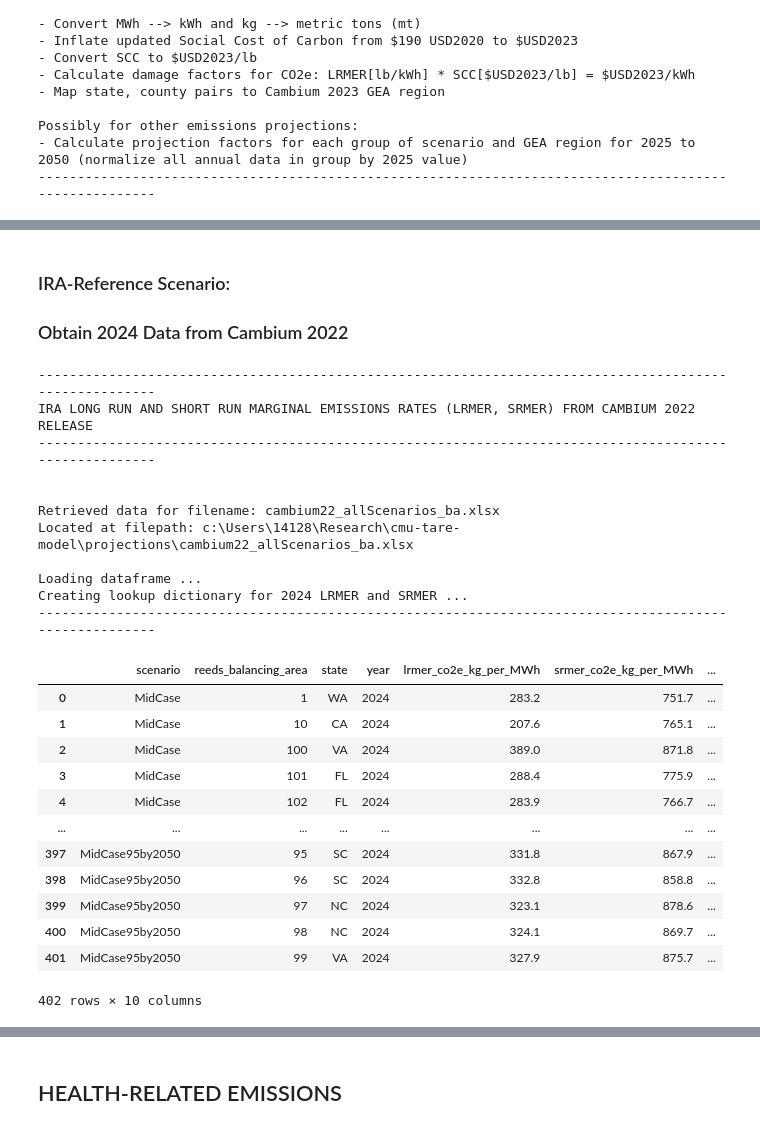
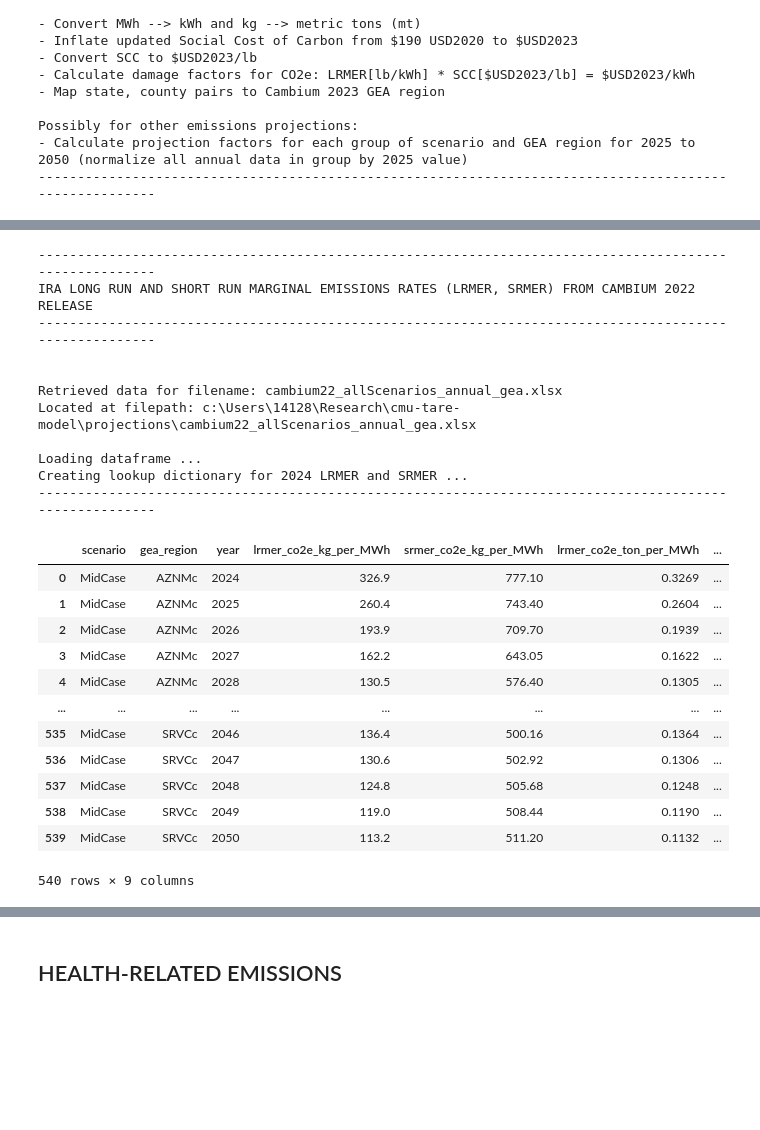
Before and after one commit to jordan-joseph126/cmu-tare-model, a Jupyter notebook: tare_baseline_cambium_v1.5.ipynb, the cells around one changed output, grey strips where cells are left out. Saved outputs shown, nothing was run; the diff lists cells and outputs as text; code cells hidden in the pictures; blank space fills up the shorter version.

Commit message:
health projection factors, cleaned up legacy code

```diff
--- a/tare_baseline_cambium_v1.5.ipynb
+++ b/tare_baseline_cambium_v1.5.ipynb
@@ -768,6 +719,3 @@ emis_preIRA_cambium21_lookup
-# %% [markdown]
-### IRA-Reference Scenario:
-### Obtain 2024 Data from Cambium 2022
 # %%
 import os
 import pandas as pd
@@ -775,61 +723,53 @@ import pandas as pd
 print("""
 -------------------------------------------------------------------------------------------------------
 IRA LONG RUN AND SHORT RUN MARGINAL EMISSIONS RATES (LRMER, SRMER) FROM CAMBIUM 2022 RELEASE
 -------------------------------------------------------------------------------------------------------
 """)
 
 # CAMBIUM 2022 FOR IRA SCENARIO
-filename = 'cambium22_allScenarios_ba.xlsx'
+filename = 'cambium22_allScenarios_annual_gea.xlsx'
 relative_path = os.path.join(r"projections", filename)
 file_path = os.path.join(project_root, relative_path)
-df_cambium22_2024_margEmis_electricity = pd.read_excel(io=file_path, sheet_name='cambium22_scenarios_2024_ba')
+df_cambium22_margEmis_electricity = pd.read_excel(io=file_path, sheet_name='proc_Cambium22_MidCase_gea')
 
 print(f"""
 Retrieved data for filename: {filename}
 Located at filepath: {file_path}
 
 Loading dataframe ...
 Creating lookup dictionary for 2024 LRMER and SRMER ...
 -------------------------------------------------------------------------------------------------------
 """)
 
-# THIS DOES NOT USE THE INTERPOLATION FUNCTION AS THERE IS ONLY ONE YEAR OF DATA!!!
-df_cambium22_2024_processed = df_cambium22_2024_margEmis_electricity.copy()
+# Calculate electricity emission factors for Cambium 2021
+# Process the data using the provided function to interpolate and convert units
+df_cambium22_processed = calculate_electricity_co2e_cambium(df_cambium22_margEmis_electricity)
 
-# Convert kg/MWh to tons/MWh and tons/kWh for LRMER
-df_cambium22_2024_processed['lrmer_co2e_ton_per_MWh'] = df_cambium22_2024_processed['lrmer_co2e_kg_per_MWh'] * (1 / 1000)
-df_cambium22_2024_processed['lrmer_co2e_ton_per_kWh'] = df_cambium22_2024_processed['lrmer_co2e_kg_per_MWh'] * (1 / 1000) * (1 / 1000)
-
-# Convert kg/MWh to tons/MWh and tons/kWh for SRMER if available
-if 'srmer_co2e_kg_per_MWh' in df_cambium22_2024_processed.columns:
-    df_cambium22_2024_processed['srmer_co2e_ton_per_MWh'] = df_cambium22_2024_processed['srmer_co2e_kg_per_MWh'] * (1 / 1000)
-    df_cambium22_2024_processed['srmer_co2e_ton_per_kWh'] = df_cambium22_2024_processed['srmer_co2e_kg_per_MWh'] * (1 / 1000) * (1 / 1000)
-
-# Display the df
-df_cambium22_2024_processed
+# Display the processed DataFrame
+df_cambium22_processed
 # %% [output]
 -------------------------------------------------------------------------------------------------------
 IRA LONG RUN AND SHORT RUN MARGINAL EMISSIONS RATES (LRMER, SRMER) FROM CAMBIUM 2022 RELEASE
 -------------------------------------------------------------------------------------------------------
 
 
-Retrieved data for filename: cambium22_allScenarios_ba.xlsx
-Located at filepath: c:\Users\14128\Research\cmu-tare-model\projections\cambium22_allScenarios_ba.xlsx
+Retrieved data for filename: cambium22_allScenarios_annual_gea.xlsx
+Located at filepath: c:\Users\14128\Research\cmu-tare-model\projections\cambium22_allScenarios_annual_gea.xlsx
 
 Loading dataframe ...
 Creating lookup dictionary for 2024 LRMER and SRMER ...
 -------------------------------------------------------------------------------------------------------
-|  | scenario | reeds_balancing_area | state | year | lrmer_co2e_kg_per_MWh | srmer_co2e_kg_per_MWh | ... |
-| 0 | MidCase | 1 | WA | 2024 | 283.2 | 751.7 | ... |
-| 1 | MidCase | 10 | CA | 2024 | 207.6 | 765.1 | ... |
-| 2 | MidCase | 100 | VA | 2024 | 389.0 | 871.8 | ... |
-| 3 | MidCase | 101 | FL | 2024 | 288.4 | 775.9 | ... |
-| 4 | MidCase | 102 | FL | 2024 | 283.9 | 766.7 | ... |
+|  | scenario | gea_region | year | lrmer_co2e_kg_per_MWh | srmer_co2e_kg_per_MWh | lrmer_co2e_ton_per_MWh | ... |
+| 0 | MidCase | AZNMc | 2024 | 326.9 | 777.10 | 0.3269 | ... |
+| 1 | MidCase | AZNMc | 2025 | 260.4 | 743.40 | 0.2604 | ... |
+| 2 | MidCase | AZNMc | 2026 | 193.9 | 709.70 | 0.1939 | ... |
+| 3 | MidCase | AZNMc | 2027 | 162.2 | 643.05 | 0.1622 | ... |
+| 4 | MidCase | AZNMc | 2028 | 130.5 | 576.40 | 0.1305 | ... |
 | ... | ... | ... | ... | ... | ... | ... | ... |
-| 397 | MidCase95by2050 | 95 | SC | 2024 | 331.8 | 867.9 | ... |
-| 398 | MidCase95by2050 | 96 | SC | 2024 | 332.8 | 858.8 | ... |
-| 399 | MidCase95by2050 | 97 | NC | 2024 | 323.1 | 878.6 | ... |
-| 400 | MidCase95by2050 | 98 | NC | 2024 | 324.1 | 869.7 | ... |
-| 401 | MidCase95by2050 | 99 | VA | 2024 | 327.9 | 875.7 | ... |
+| 535 | MidCase | SRVCc | 2046 | 136.4 | 500.16 | 0.1364 | ... |
+| 536 | MidCase | SRVCc | 2047 | 130.6 | 502.92 | 0.1306 | ... |
+| 537 | MidCase | SRVCc | 2048 | 124.8 | 505.68 | 0.1248 | ... |
+| 538 | MidCase | SRVCc | 2049 | 119.0 | 508.44 | 0.1190 | ... |
+| 539 | MidCase | SRVCc | 2050 | 113.2 | 511.20 | 0.1132 | ... |
-402 rows × 10 columns
+540 rows × 9 columns
 # %%
```
Also changed, not shown: parts of 59 cells of this notebook, 20 other files.
